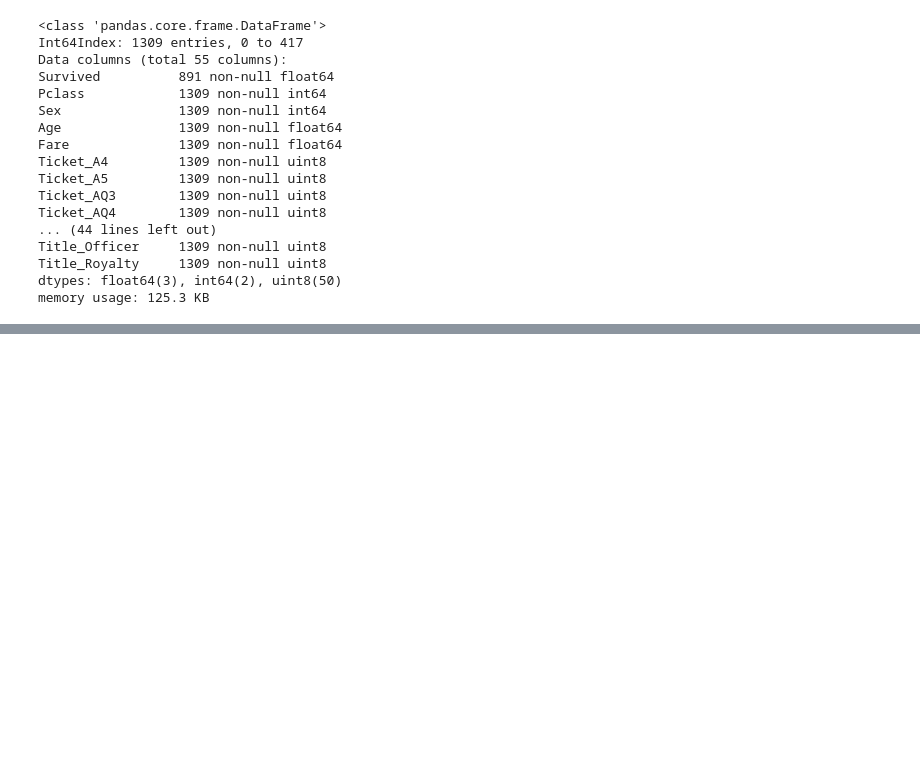
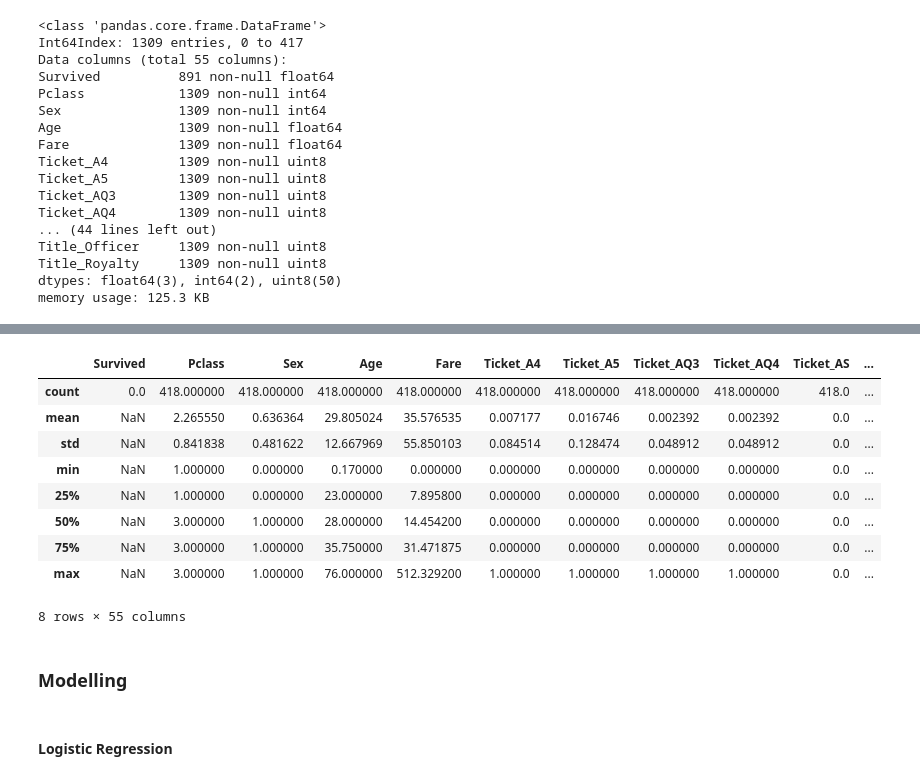
Before and after one commit to KunaalNaik/Python_Data_Science_Course, a Jupyter notebook: Titanic_All_Feature_RF_12Jan2020.ipynb, the cells around one changed output, grey strips where cells are left out. Drawn from its saved outputs; the diff is of its cells as text; code cells hidden in the pictures; blank space fills up the shorter version.

```diff
--- a/Titanic_All_Feature_RF_12Jan2020.ipynb
+++ b/Titanic_All_Feature_RF_12Jan2020.ipynb
@@ -210,0 +246,15 @@ memory usage: 125.3 KB
+# %%
+#Get Test
+t_test = titanic_dummies[titanic_dummies['Survived'].isnull()]
+t_test.describe()
+# %% [output]
+|  | Survived | Pclass | Sex | Age | Fare | Ticket_A4 | Ticket_A5 | Ticket_AQ3 | Ticket_AQ4 | Ticket_AS | ... |
+| count | 0.0 | 418.000000 | 418.000000 | 418.000000 | 418.000000 | 418.000000 | 418.000000 | 418.000000 | 418.000000 | 418.0 | ... |
+| mean | NaN | 2.265550 | 0.636364 | 29.805024 | 35.576535 | 0.007177 | 0.016746 | 0.002392 | 0.002392 | 0.0 | ... |
+| std | NaN | 0.841838 | 0.481622 | 12.667969 | 55.850103 | 0.084514 | 0.128474 | 0.048912 | 0.048912 | 0.0 | ... |
+| min | NaN | 1.000000 | 0.000000 | 0.170000 | 0.000000 | 0.000000 | 0.000000 | 0.000000 | 0.000000 | 0.0 | ... |
+| 25% | NaN | 1.000000 | 0.000000 | 23.000000 | 7.895800 | 0.000000 | 0.000000 | 0.000000 | 0.000000 | 0.0 | ... |
+| 50% | NaN | 3.000000 | 1.000000 | 28.000000 | 14.454200 | 0.000000 | 0.000000 | 0.000000 | 0.000000 | 0.0 | ... |
+| 75% | NaN | 3.000000 | 1.000000 | 35.750000 | 31.471875 | 0.000000 | 0.000000 | 0.000000 | 0.000000 | 0.0 | ... |
+| max | NaN | 3.000000 | 1.000000 | 76.000000 | 512.329200 | 1.000000 | 1.000000 | 1.000000 | 1.000000 | 0.0 | ... |
+8 rows × 55 columns
@@ -210,0 +267,4 @@ memory usage: 125.3 KB
+# %% [markdown]
+### Modelling
+# %% [markdown]
+#### Logistic Regression
```
Also changed, not shown: parts of 17 cells of this notebook.
